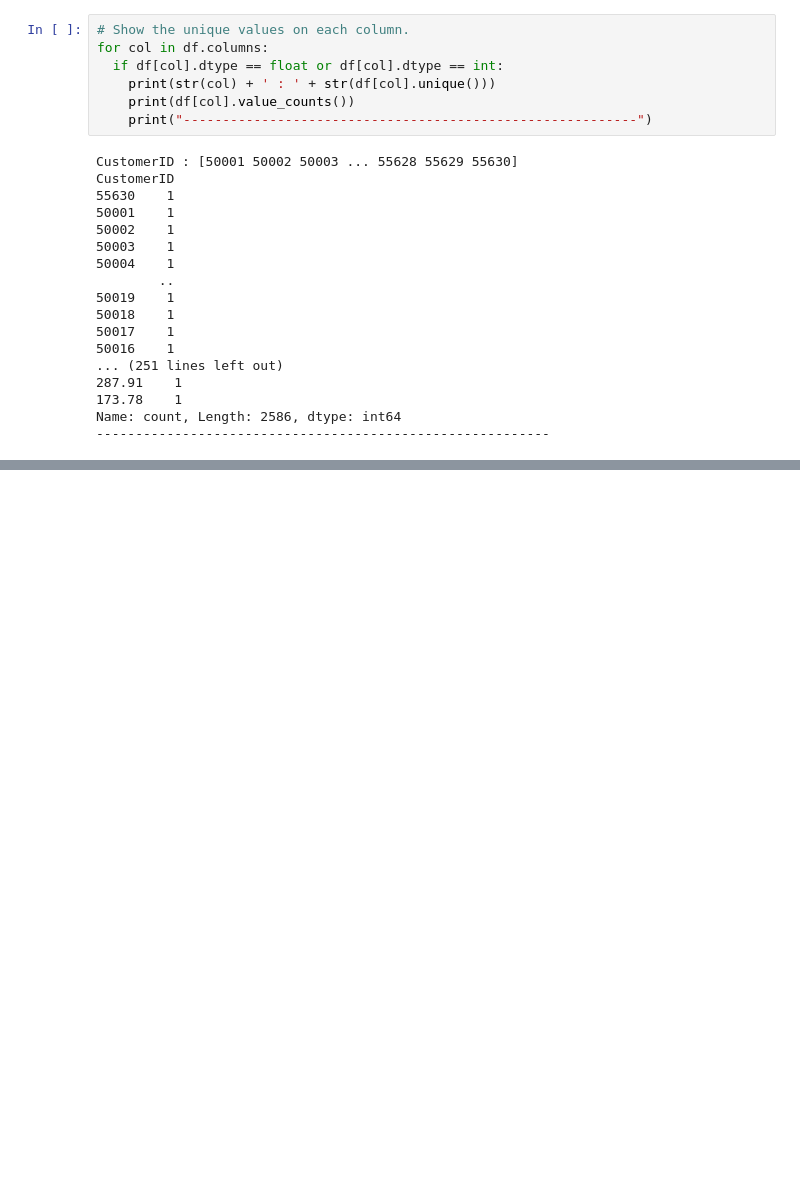
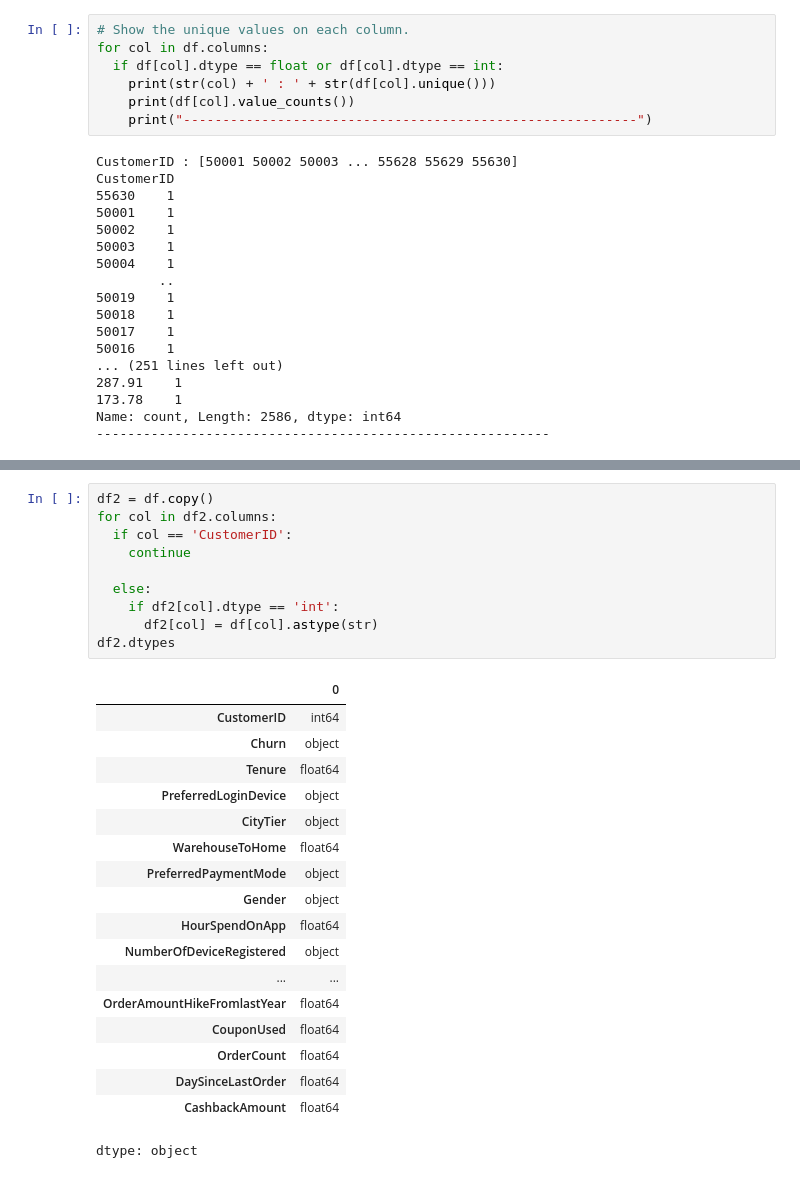
Before and after one commit to shivamtyagi577/E-commerce-Customer-End-to-End-Churn, a Jupyter notebook: E_Commerce_Customer_Churn_End_to_End_ML_Project.ipynb, the cells around one changed output, grey strips where cells are left out. Drawn from its saved outputs; the diff is of its cells as text; blank space fills up the shorter version.

```diff
--- a/E_Commerce_Customer_Churn_End_to_End_ML_Project.ipynb
+++ b/E_Commerce_Customer_Churn_End_to_End_ML_Project.ipynb
@@ -229,0 +265,29 @@ Name: count, Length: 2586, dtype: int64
+# %%
+df2 = df.copy()
+for col in df2.columns:
+  if col == 'CustomerID':
+    continue
+
+  else:
+    if df2[col].dtype == 'int':
+      df2[col] = df[col].astype(str)
+df2.dtypes
+# %% [output]
+|  | 0 |
+| CustomerID | int64 |
+| Churn | object |
+| Tenure | float64 |
+| PreferredLoginDevice | object |
+| CityTier | object |
+| WarehouseToHome | float64 |
+| PreferredPaymentMode | object |
+| Gender | object |
+| HourSpendOnApp | float64 |
+| NumberOfDeviceRegistered | object |
+| ... | ... |
+| OrderAmountHikeFromlastYear | float64 |
+| CouponUsed | float64 |
+| OrderCount | float64 |
+| DaySinceLastOrder | float64 |
+| CashbackAmount | float64 |
+dtype: object
```
Also changed, not shown: parts of 6 cells of this notebook.
